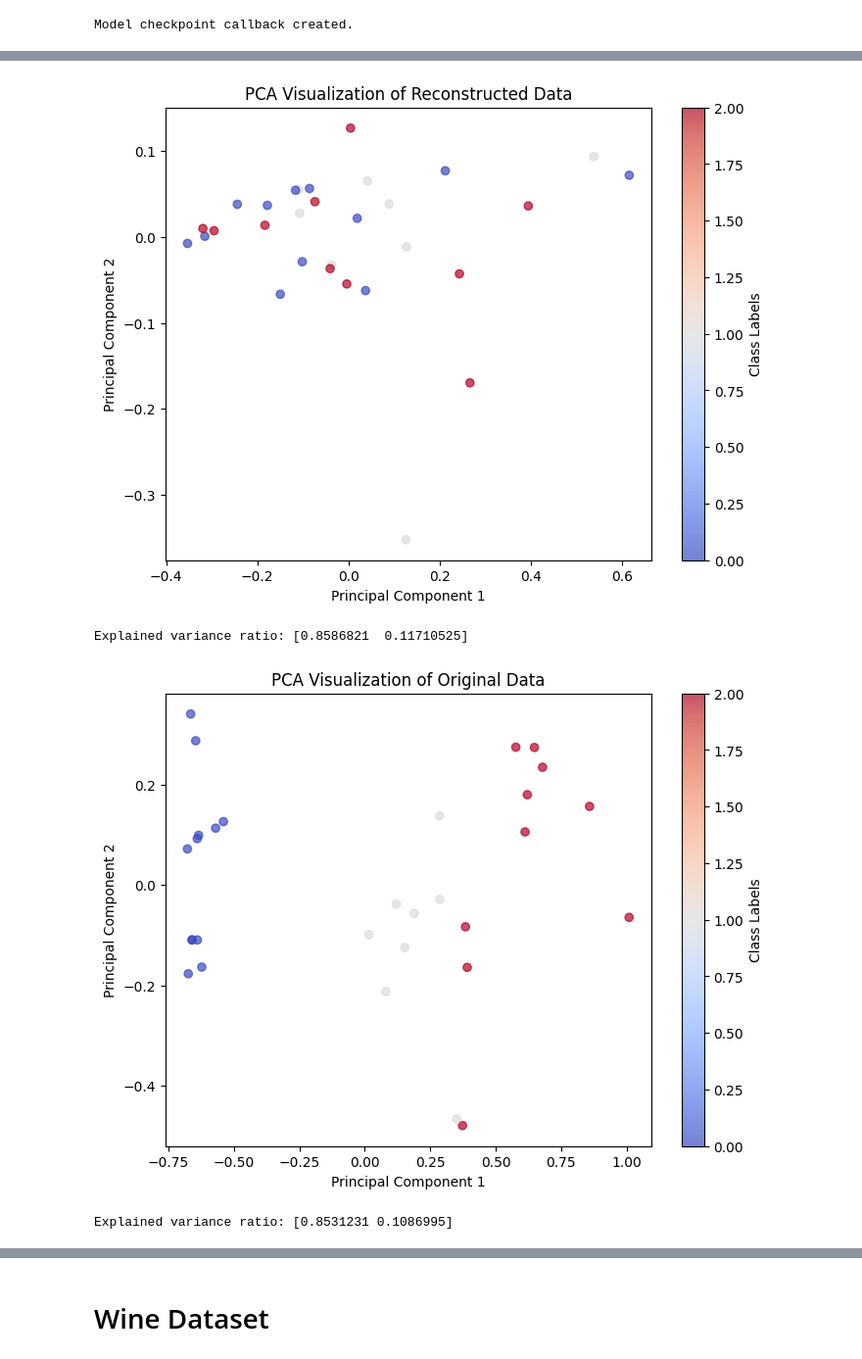
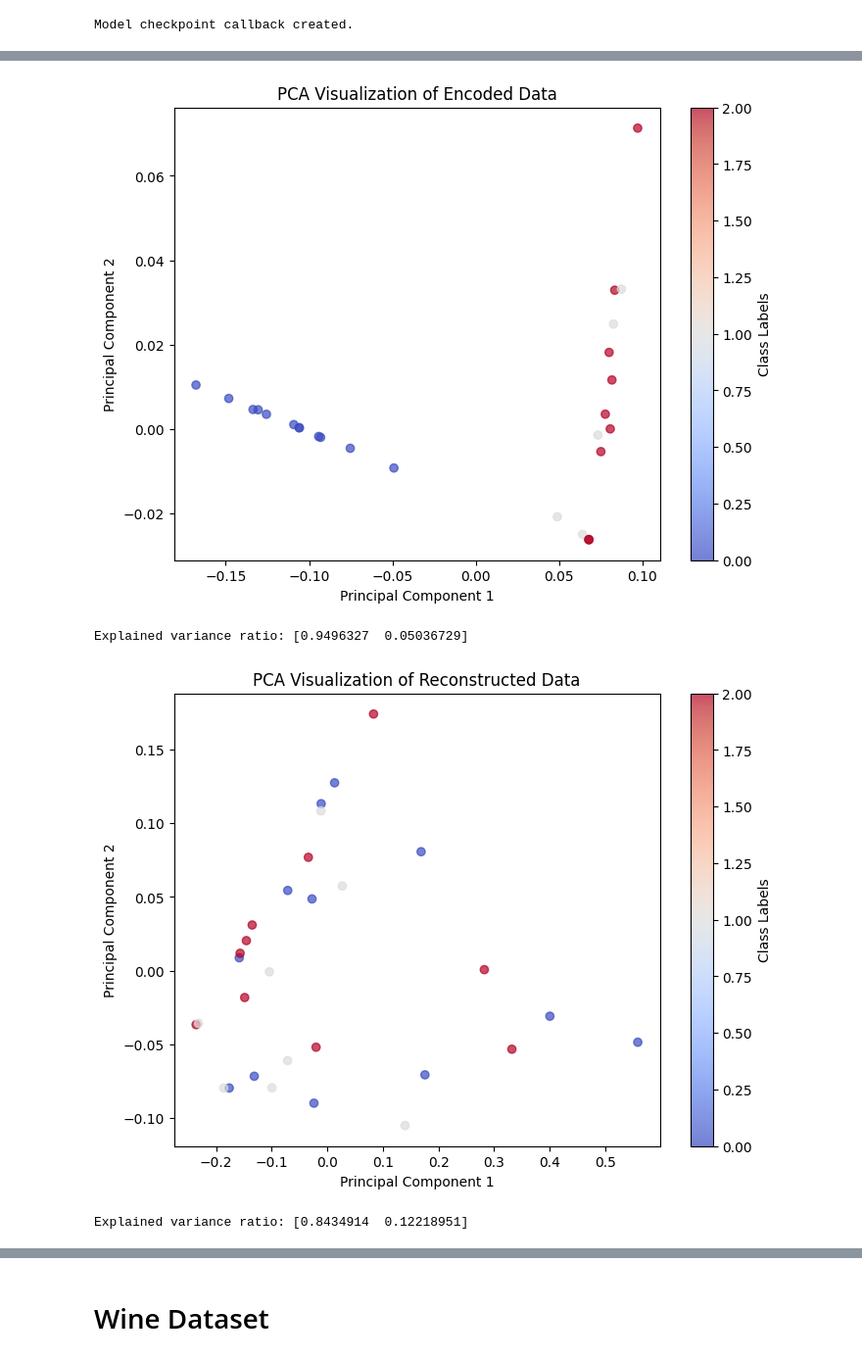
Before and after one commit to faduzin/representation-learning-vae, a Jupyter notebook: notebooks/02_vae_analysis.ipynb, the cells around one changed output, grey strips where cells are left out. Shown at 98% size. Drawn from its saved outputs; the diff is of its cells as text; code cells hidden in the pictures.

```diff
--- a/notebooks/02_vae_analysis.ipynb
+++ b/notebooks/02_vae_analysis.ipynb
@@ -125,5 +124,6 @@ plot_latent_space(vae, X_test, y_test)
 # %%
 z_mean, z_log_var, reconstructions, labels = predict(vae, X_test, y_test)
+plot_reduced_pca(z_mean, labels, name='Encoded')
 plot_reduced_pca(reconstructions, labels, name='Reconstructed')
 plot_reduced_pca(X_test, labels, name='Original')
 # %% [output]
@@ -131,4 +131,4 @@ plot_reduced_pca(X_test, labels, name='Original')
-[figure, old version]
+[figure, new version]
-Explained variance ratio: [0.8586821  0.11710525]
+Explained variance ratio: [0.9496327  0.05036729]
-[figure, old version]
+[figure, new version]
-Explained variance ratio: [0.8531231 0.1086995]
+Explained variance ratio: [0.8434914  0.12218951]
```
Also changed, not shown: parts of 25 cells of this notebook, 1 other file.
